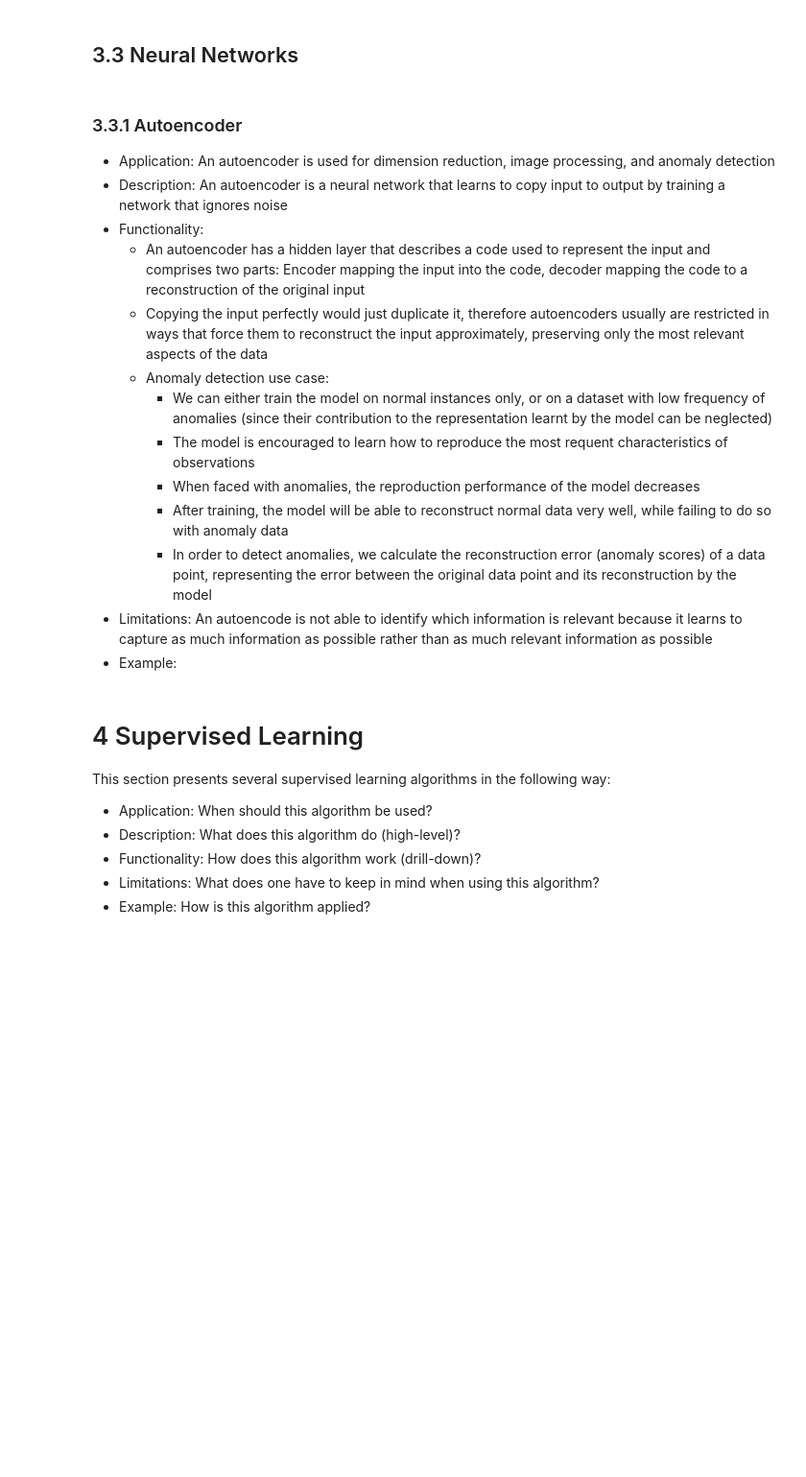
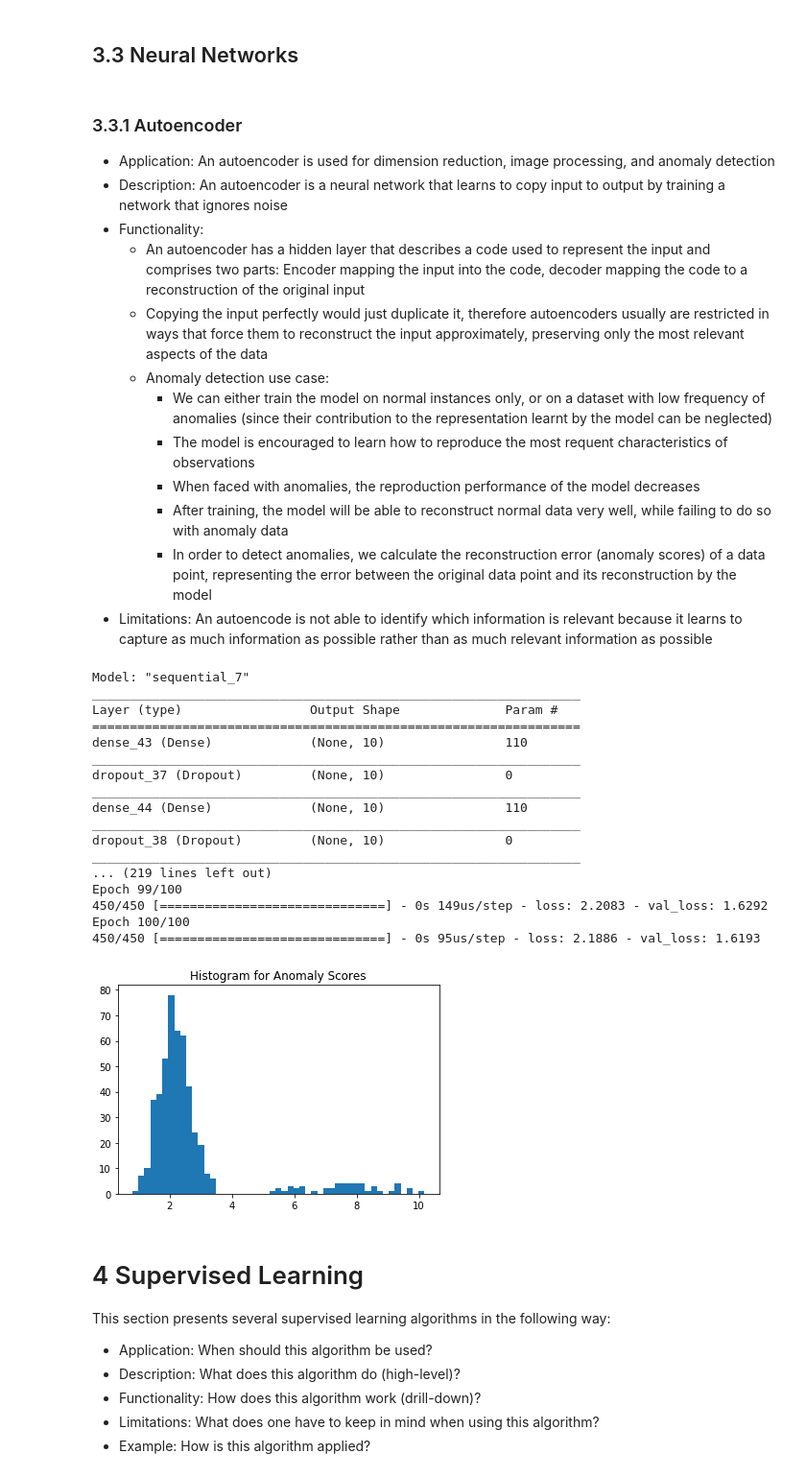
Before and after one commit to ju-kl/data-science-toolbox, a Jupyter notebook: DataScienceToolbox.ipynb, the cells around one changed output. Shown: that part at 96% size. Drawn from its saved outputs; the diff is of its cells as text; code cells hidden in the pictures; blank space fills up the shorter version.

```diff
--- a/DataScienceToolbox.ipynb
+++ b/DataScienceToolbox.ipynb
@@ -747,4 +883,3 @@ df.sort_values("labels").head(18)
         * After training, the model will be able to reconstruct normal data very well, while failing to do so with anomaly data
         * In order to detect anomalies, we calculate the reconstruction error (anomaly scores) of a data point, representing the error between the original data point and its reconstruction by the model
 - Limitations: An autoencode is not able to identify which information is relevant because it learns to capture as much information as possible rather than as much relevant information as possible
-- Example:
@@ -753,3 +889,49 @@ df.sort_values("labels").head(18)
+# %%
+# create data
+noise = 0.1
+n_train = 500
+n_test = 500
+n_features = 10
+X_train, y_train, X_test, y_test = generate_data(n_train = n_train, n_test = n_test, n_features = n_features, contamination= noise)
+X_train = pd.DataFrame(X_train)
+X_test = pd.DataFrame(X_test)
+
+# initialize autoencoder (input and output layer has 25 neurons each, there are two hidden layers with each two neurons)
+ae = AutoEncoder(hidden_neurons = [25, 2, 2, 25])
+
+# fit autoencoder
+ae.fit(X_train)
+
+# find outliers in train data
+anomaly_Scores_train = ae.decision_scores_
+
+# apply trained model to predict anomaly score for each observation in test data (high socres relate to low frequence, hence outliers)
+anomaly_scores_test = ae.decision_function(X_test)
+anomaly_scores_test = pd.Series(anomaly_scores_test)
+
+# plot the result
+plt.hist(anomaly_scores_test, bins = 'auto')
+plt.title("Histogram for Anomaly Scores")
+plt.show()
+# %% [output]
+Model: "sequential_7"
+_________________________________________________________________
+Layer (type)                 Output Shape              Param #
+=================================================================
+dense_43 (Dense)             (None, 10)                110
+_________________________________________________________________
+dropout_37 (Dropout)         (None, 10)                0
+_________________________________________________________________
+dense_44 (Dense)             (None, 10)                110
+_________________________________________________________________
+dropout_38 (Dropout)         (None, 10)                0
+_________________________________________________________________
+... (219 lines left out)
+Epoch 99/100
+450/450 [==============================] - 0s 149us/step - loss: 2.2083 - val_loss: 1.6292
+Epoch 100/100
+450/450 [==============================] - 0s 95us/step - loss: 2.1886 - val_loss: 1.6193
+[figure, added]
 # %% [markdown]
 # 4 Supervised Learning
 This section presents several supervised learning algorithms in the following way:
```
Also changed, not shown: parts of 103 cells of this notebook, 3 other files.
